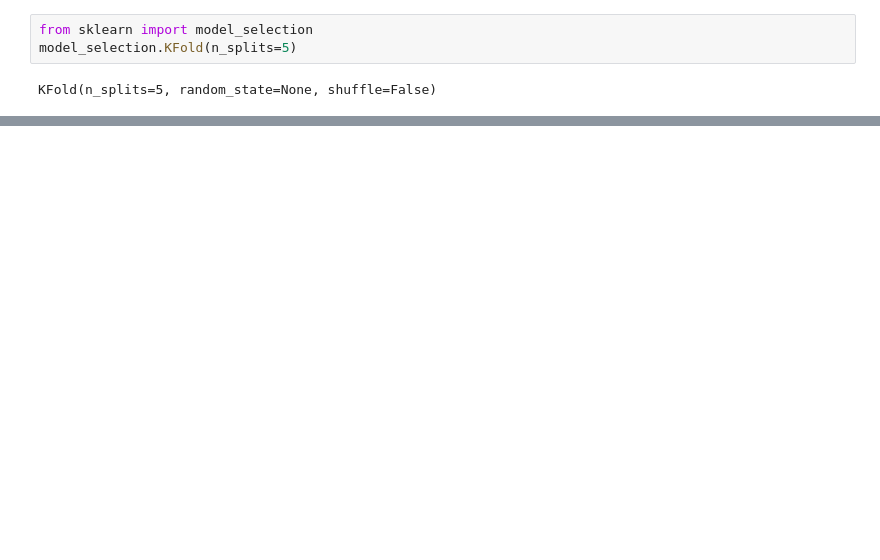
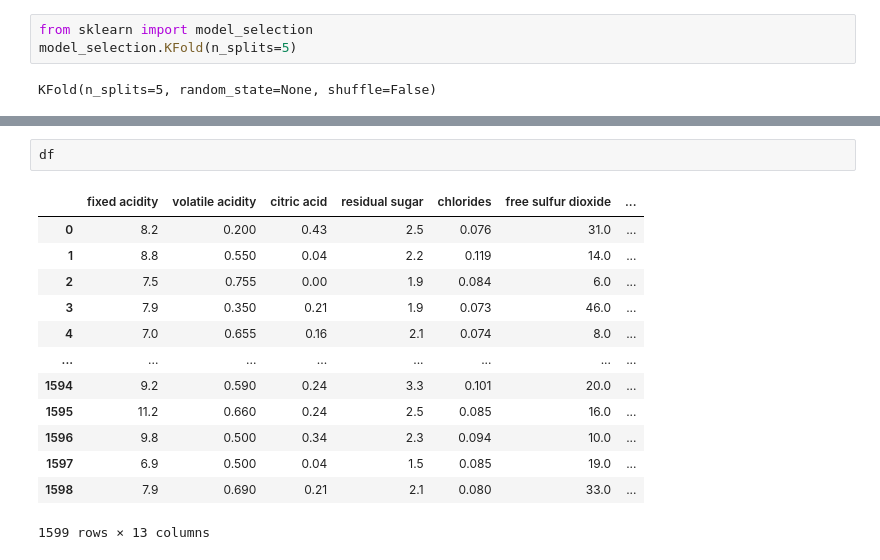
Before and after one commit to gavinloverqq/Exercise, a Jupyter notebook: AAAMLP/c1.ipynb, the cells around one changed output, grey strips where cells are left out. Saved outputs shown, nothing was run; the diff lists cells and outputs as text; blank space fills up the shorter version.

```diff
--- a/AAAMLP/c1.ipynb
+++ b/AAAMLP/c1.ipynb
@@ -280,0 +328,16 @@ aaa
+# %%
+df
+# %% [output]
+|  | fixed acidity | volatile acidity | citric acid | residual sugar | chlorides | free sulfur dioxide | ... |
+| 0 | 8.2 | 0.200 | 0.43 | 2.5 | 0.076 | 31.0 | ... |
+| 1 | 8.8 | 0.550 | 0.04 | 2.2 | 0.119 | 14.0 | ... |
+| 2 | 7.5 | 0.755 | 0.00 | 1.9 | 0.084 | 6.0 | ... |
+| 3 | 7.9 | 0.350 | 0.21 | 1.9 | 0.073 | 46.0 | ... |
+| 4 | 7.0 | 0.655 | 0.16 | 2.1 | 0.074 | 8.0 | ... |
+| ... | ... | ... | ... | ... | ... | ... | ... |
+| 1594 | 9.2 | 0.590 | 0.24 | 3.3 | 0.101 | 20.0 | ... |
+| 1595 | 11.2 | 0.660 | 0.24 | 2.5 | 0.085 | 16.0 | ... |
+| 1596 | 9.8 | 0.500 | 0.34 | 2.3 | 0.094 | 10.0 | ... |
+| 1597 | 6.9 | 0.500 | 0.04 | 1.5 | 0.085 | 19.0 | ... |
+| 1598 | 7.9 | 0.690 | 0.21 | 2.1 | 0.080 | 33.0 | ... |
+1599 rows × 13 columns
```
Also changed, not shown: parts of 12 cells of this notebook.
